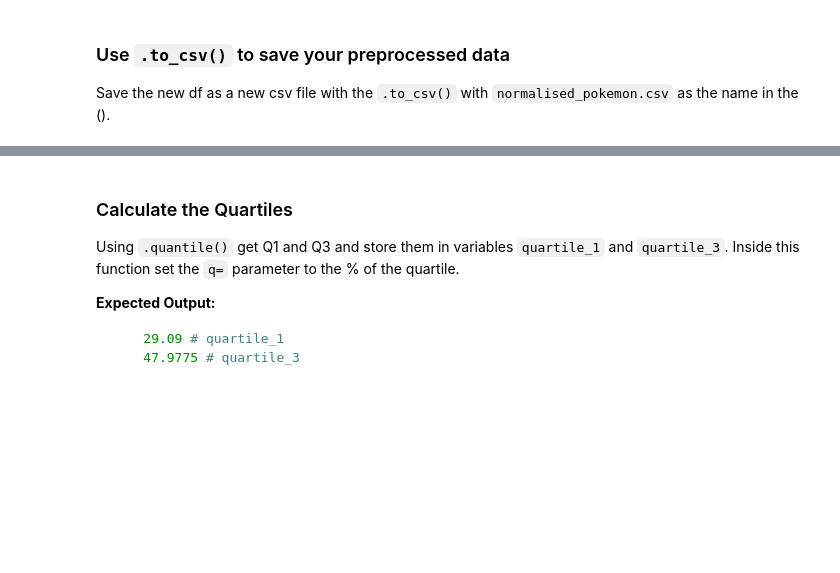
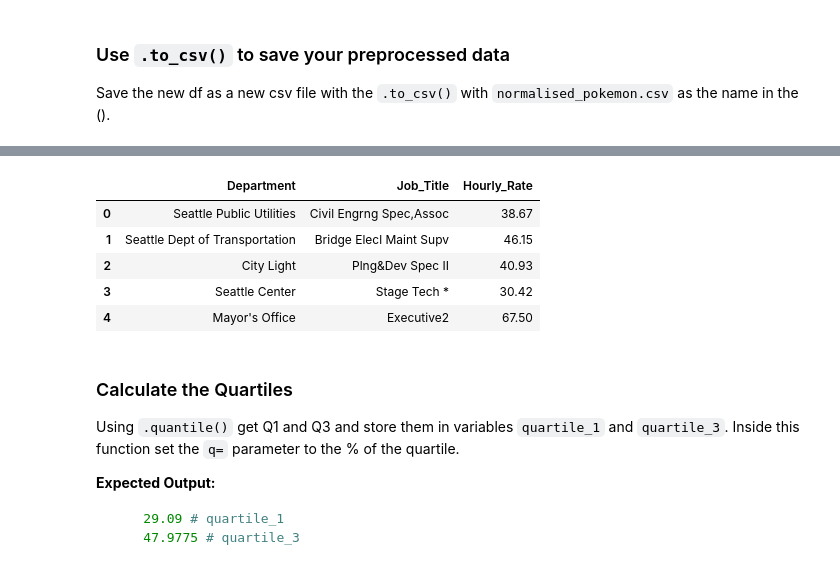
Before and after one commit to helloitsm3/DS102, a Jupyter notebook: Lesson 02/In Class Practice/Hackwagon Academy DS102 - Lesson 2A - Pandas (Part 2) - Student.ipynb, the cells around one changed output, grey strips where cells are left out. Cells and saved outputs as stored; diff of their text form; code cells hidden in the pictures; blank space fills up the shorter version.

```diff
--- a/Lesson 02/In Class Practice/Hackwagon Academy DS102 - Lesson 2A - Pandas (Part 2) - Student.ipynb
+++ b/Lesson 02/In Class Practice/Hackwagon Academy DS102 - Lesson 2A - Pandas (Part 2) - Student.ipynb
@@ -479,6 +479,16 @@ An outlier is an observation that is unlike the other observations. It is rare,
 Prepare the Seattle Wages dataset and let's investigate the possible outliers of this dataset based on `Hourly Rate`.
 
 Open the `seattle-wages-2k.csv` and open it with pandas and store into a variable called `wages_df`. Preview the dataset with `.head()`.
+# %%
+wages_df = pd.read_csv("../Datasets/seattle-wages-2k.csv")
+wages_df.head()
+# %% [output]
+|  | Department | Job_Title | Hourly_Rate |
+| 0 | Seattle Public Utilities | Civil Engrng Spec,Assoc | 38.67 |
+| 1 | Seattle Dept of Transportation | Bridge Elecl Maint Supv | 46.15 |
+| 2 | City Light | Plng&Dev Spec II | 40.93 |
+| 3 | Seattle Center | Stage Tech * | 30.42 |
+| 4 | Mayor's Office | Executive2 | 67.50 |
 # %% [markdown]
 ### Calculate the Quartiles
 
```
Also changed, not shown: parts of 14 cells of this notebook, 1 other file.
